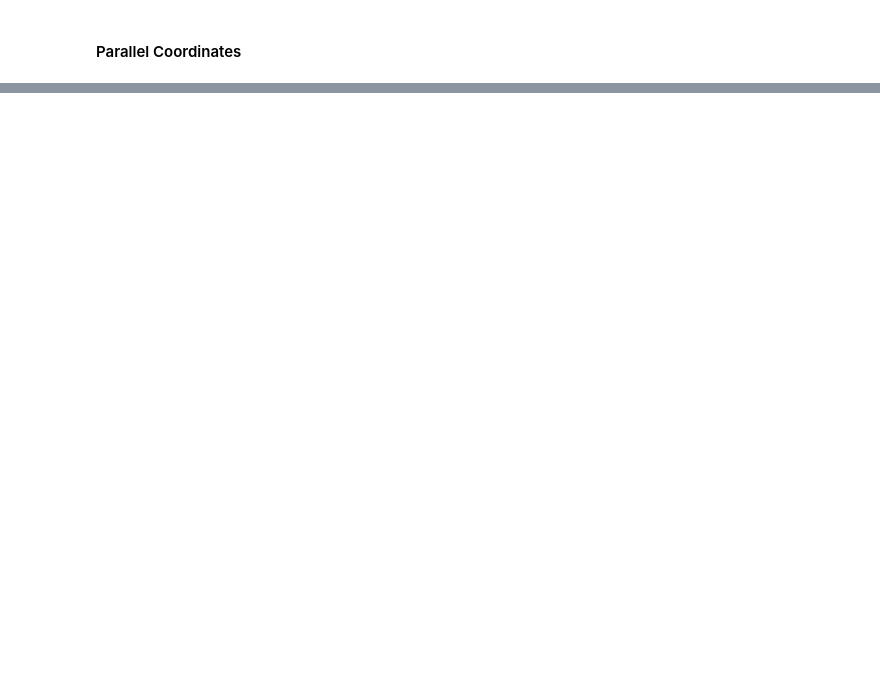
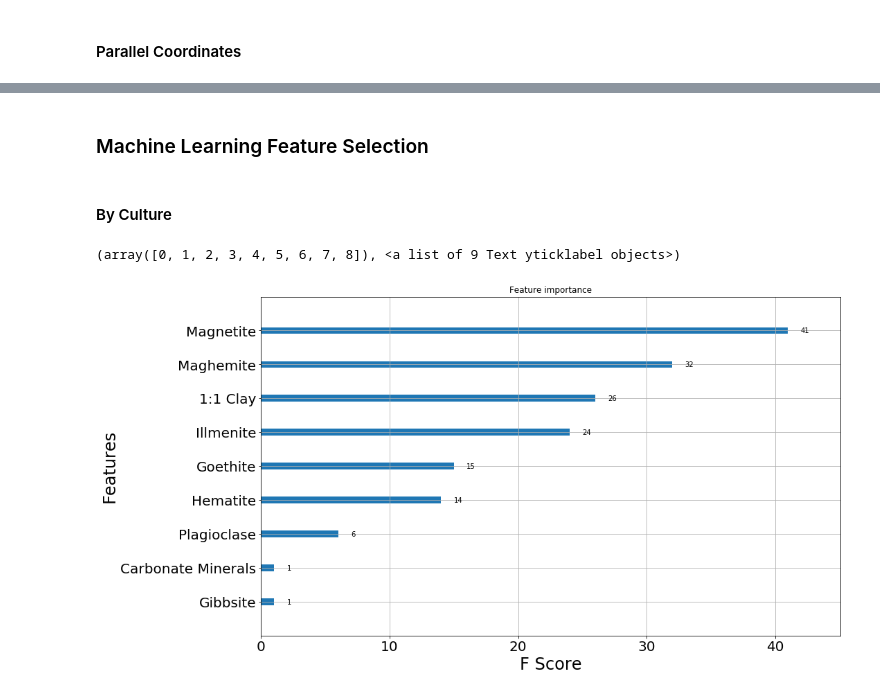
Before and after one commit to glickmac/Soil, a Jupyter notebook: Simplified_Hawaiian_Soils.ipynb, the cells around one changed output, grey strips where cells are left out. Cells and saved outputs as stored; diff of their text form; code cells hidden in the pictures; blank space fills up the shorter version.

```diff
--- a/Simplified_Hawaiian_Soils.ipynb
+++ b/Simplified_Hawaiian_Soils.ipynb
@@ -704,0 +756,46 @@ Significance_Matrix
+# %% [markdown]
+### Machine Learning Feature Selection
+# %% [markdown]
+#### By Culture
+# %%
+## Split data into numeric and categorial categories
+cols_to_drop = ["Interlayered Smectite", "NTM Culture", "Microbiome", "Group"]
+soil_numeric = balanced.drop(cols_to_drop, axis=1)
+soil_categorical = balanced.drop(balanced.columns[0:16], axis=1)
+
+## Store Columns and Index for later
+cols = soil_numeric.columns
+soil_index = soil_numeric.index
+
+from sklearn.preprocessing import StandardScaler
+ss = StandardScaler()
+scaled_df = ss.fit_transform(soil_numeric)
+scaled_df = pd.DataFrame(scaled_df, columns=cols)
+scaled_df.index = soil_index
+
+soil_scaled = pd.merge(scaled_df, soil_categorical, left_index=True, right_index=True)
+
+cols_to_drop = ["Interlayered Smectite", "Microbiome", "Group"]
+soil_scaled = soil_scaled.drop(cols_to_drop, axis=1)
+soil_scaled['NTM Culture'].replace(('pos', 'neg'), (1, 0), inplace=True)
+response = soil_scaled['NTM Culture']
+
+# Save dataframe
+#soil_scaled.to_csv("data/Balanced_with_Culture_Status.csv")
+#soil_scaled
+# %%
+from xgboost import XGBClassifier
+soil_scaled.pop('NTM Culture')
+
+# fit model no training data
+model = XGBClassifier(seed=1)
+model.fit(soil_scaled, response)
+from xgboost import plot_importance
+plot_importance(model)
+plt.xlabel('F Score', size = 24)
+plt.ylabel('Features', size = 24)
+plt.xticks(size = 20)
+plt.yticks(size = 20)
+# %% [output]
+(array([0, 1, 2, 3, 4, 5, 6, 7, 8]), <a list of 9 Text yticklabel objects>)
+[figure, added]
```
Also changed, not shown: parts of 19 cells of this notebook.
